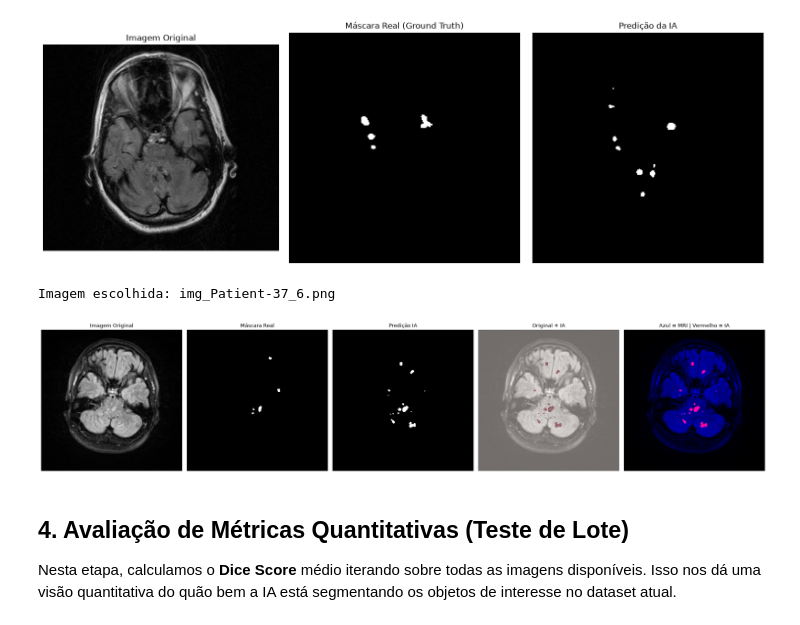
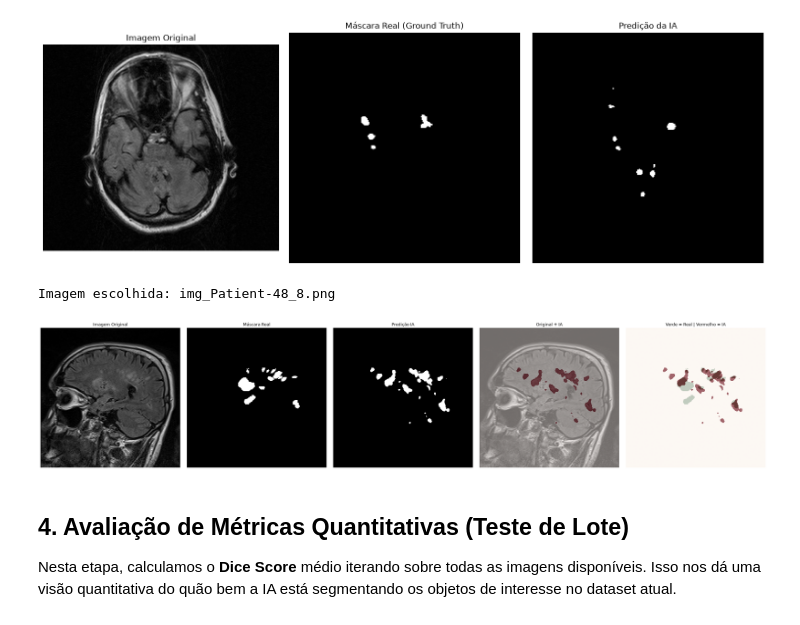
Before and after one commit to SamiLM4/Unet-Multiple-Sclerosis-segmentation, a Jupyter notebook: relatorios_e_testes.ipynb, the cells around one changed output. Cells and saved outputs as stored; diff of their text form; code cells hidden in the pictures.

```diff
--- a/relatorios_e_testes.ipynb
+++ b/relatorios_e_testes.ipynb
@@ -186,55 +186,48 @@ with torch.no_grad():
     probs = torch.sigmoid(output)
     pred = (probs > 0.5).float().squeeze().cpu().numpy()
 
-# Converte imagem para numpy
+# Imagem original
 img = img_transform(image).squeeze().numpy()
 
 # Máscara real
 mask = Image.open(mask_path).convert("L")
 gt = mask_transform(mask).squeeze().numpy()
 
 # Figura
-fig, ax = plt.subplots(1, 5, figsize=(24, 6))
+fig, ax = plt.subplots(1, 5, figsize=(30, 6))
 
-# Original
+# 1 - Original
 ax[0].imshow(img, cmap="gray")
 ax[0].set_title("Imagem Original")
 ax[0].axis("off")
 
-# Ground Truth
+# 2 - Ground Truth
 ax[1].imshow(gt, cmap="gray")
 ax[1].set_title("Máscara Real")
 ax[1].axis("off")
 
-# Predição
+# 3 - Predição
 ax[2].imshow(pred, cmap="gray")
 ax[2].set_title("Predição IA")
 ax[2].axis("off")
 
-# Overlay vermelho
+# 4 - Original + IA
 ax[3].imshow(img, cmap="gray")
 ax[3].imshow(pred, cmap="Reds", alpha=0.45)
 ax[3].set_title("Original + IA")
 ax[3].axis("off")
 
-# Overlay RGB (cérebro azul + IA vermelha)
-rgb = np.zeros((img.shape[0], img.shape[1], 3))
-
-# cérebro em azul
-rgb[:, :, 2] = img
-
-# IA em vermelho
-rgb[:, :, 0] = pred
-
-ax[4].imshow(rgb)
-ax[4].set_title("Azul = MRI | Vermelho = IA")
+# 5 - Máscara Real + Predição
+ax[4].imshow(gt, cmap="Greens", alpha=0.6)
+ax[4].imshow(pred, cmap="Reds", alpha=0.6)
+ax[4].set_title("Verde = Real | Vermelho = IA")
 ax[4].axis("off")
 
 plt.tight_layout()
 plt.show()
 # %% [output]
-Imagem escolhida: img_Patient-37_6.png
+Imagem escolhida: img_Patient-48_8.png
-[figure, old version]
+[figure, new version]
 # %% [markdown]
 ## 4. Avaliação de Métricas Quantitativas (Teste de Lote)
 
```
